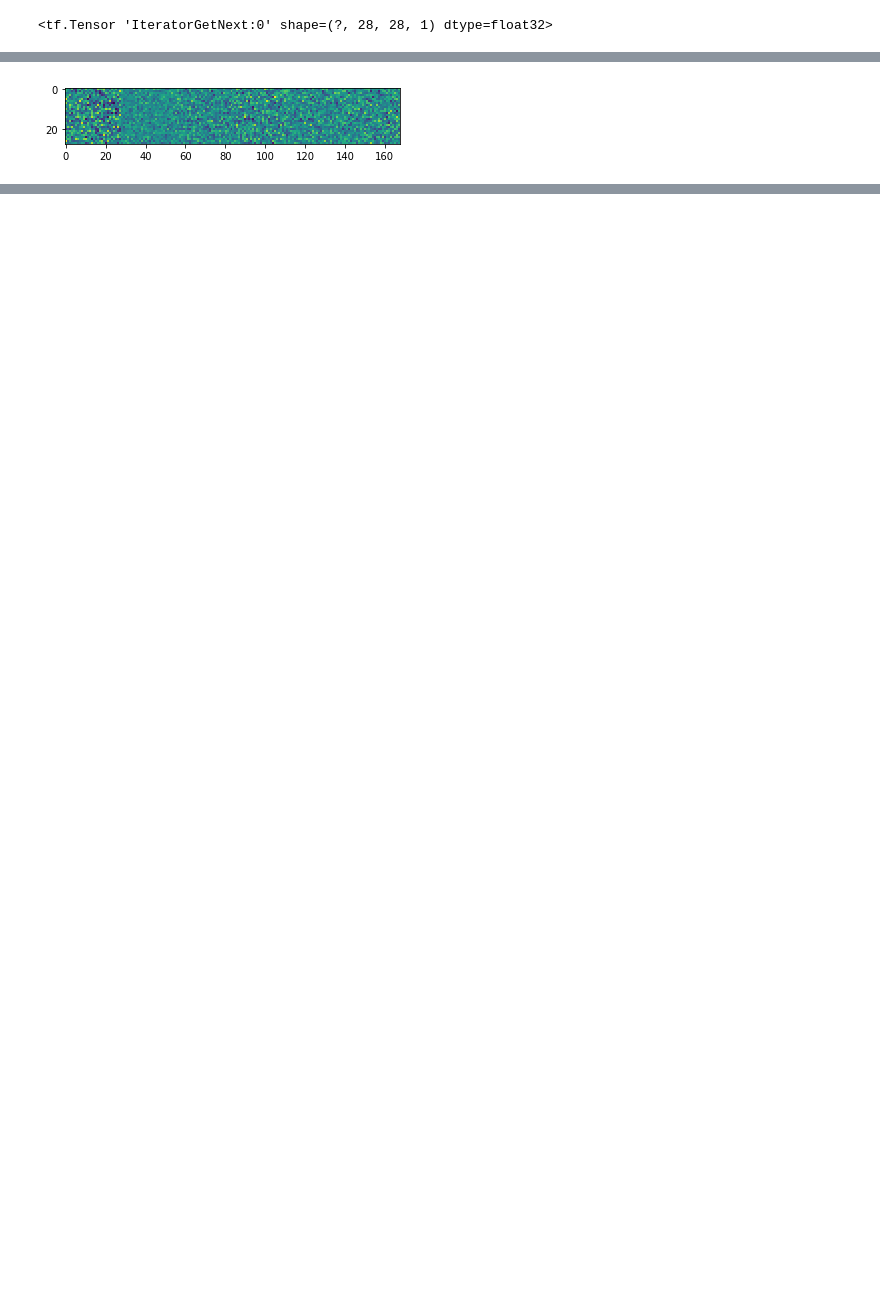
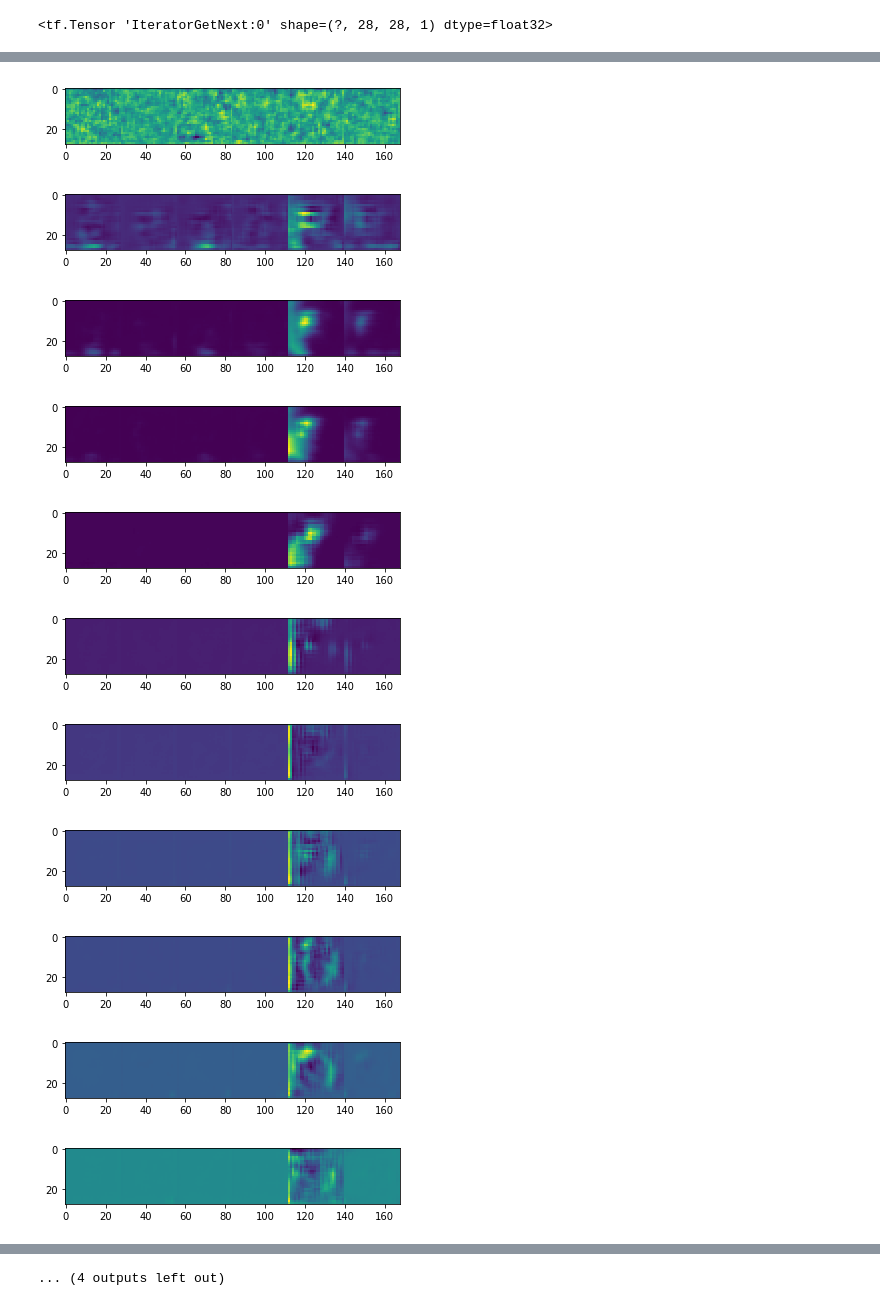
Before and after one commit to npetrenko/inpaint, a Jupyter notebook: train.ipynb, the cells around one changed output, grey strips where cells are left out. Drawn from its saved outputs; the diff is of its cells as text; code cells hidden in the pictures; blank space fills up the shorter version.

```diff
--- a/train.ipynb
+++ b/train.ipynb
@@ -142,32 +142,42 @@ writer.add_summary(train_config_summ.eval())
 import random
 dec_dic = {handle: train_handle,
            dec_learning_phase: True,
            disc_dropout: train_config.disc_dropout_during_dec_training,
            disc_batchnorm: True}
 
 disc_dic = {handle: train_handle,
             dec_learning_phase: True,
             disc_dropout: True,
             disc_batchnorm: True}
 
 for epoch in range(100000):
-    if epoch % 10 == 0:
+    if epoch % 1 == 0:
         show_pics()
         im_summarizer.post_summary(dec_learning_phase)
     counter = 0
     try:
         while True:
             if random.random() < train_config.get_disc_rate():
                 _, summ = sess.run([disc_upd, disc_summaries], disc_dic)
                 if counter % 100 == 0:
                     writer.add_summary(summ, global_step.eval())
 
             if random.random() < train_config.get_dec_rate():
                 _, summ = sess.run([decoder_upd, dec_summaries], dec_dic)
                 if counter % 100 == 0:
                     writer.add_summary(summ, global_step.eval())
             counter += 1
     except tf.errors.OutOfRangeError:
         sess.run(train_iterator.initializer)
 # %% [output]
-[figure, old version]
+[figure, new version]
+[figure, added]
+[figure, added]
+[figure, added]
+[figure, added]
+[figure, added]
+[figure, added]
+[figure, added]
+[figure, added]
+[figure, added]
+[figure, added]
@@ -174,2 +185,3 @@ for epoch in range(100000):
+... (4 outputs left out)
 # %%
 sess.run(variable_initializer)
```
Also changed, not shown: parts of 4 cells of this notebook, 3 other files.
